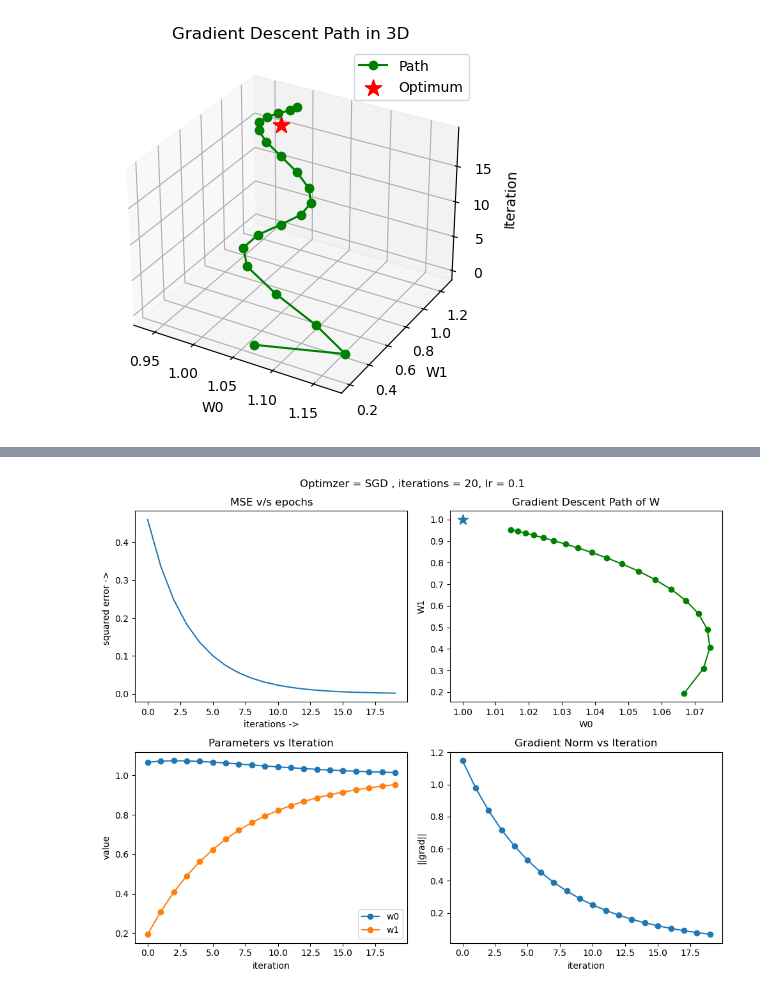
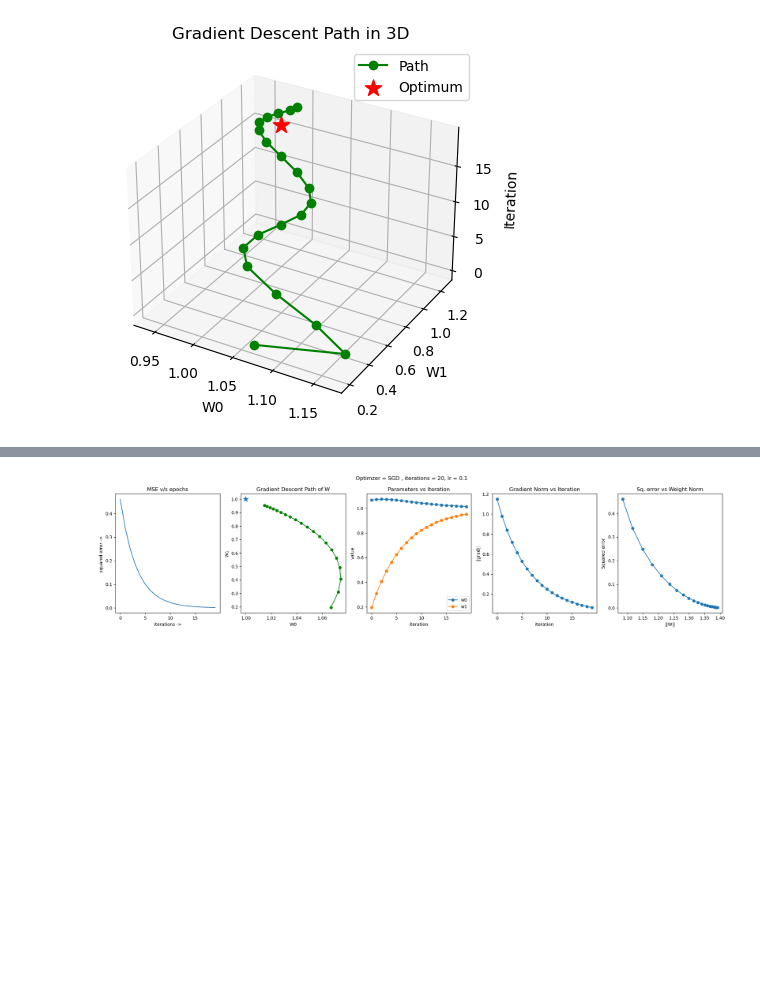
Before and after one commit to sscott-cse/Intro-Deep-Learning-Notebooks, a Jupyter notebook: CSCE-479-879/Hackathons/hackathon1.ipynb, the cells around one changed output, grey strips where cells are left out. Drawn from its saved outputs; the diff is of its cells as text; code cells hidden in the pictures; blank space fills up the shorter version.

```diff
--- a/CSCE-479-879/Hackathons/hackathon1.ipynb
+++ b/CSCE-479-879/Hackathons/hackathon1.ipynb
@@ -422,0 +577,17 @@ XW [[ 1.9363006 ]
+# %%
+learning_rate = 0.1
+num_iterations = 20 # try 40
+
+X, Y, W, W_sol = get_toy_setup()
+
+print(f'Before optimization: ',W)
+
+output = train_network(learning_rate=learning_rate, n_iters=num_iterations, optimizer_name='SGD', X=X, Y=Y, W=W)
+
+print(f'After optimization: ',W)
+
+for k, v in output.items():
+    try:
+        print(f'{k}: {v.shape}')
+    except:
+        print(f'{k}: {len(v)}')
@@ -423,41 +636,58 @@ XW [[ 1.9363006 ]
 # %%
-# Plots- SGD
-fig, axes = plt.subplots(2, 2, figsize=(10, 8))
+# SGD
+
+squared_errors = output['squared_errors']
+W_trace = output['W_trace']
+grad_norms = output['grad_norms']
+iterations = np.arange(W_trace.shape[0])
+w0 = W_trace[:,0]
+w1 = W_trace[:,1]
+
+fig, axes = plt.subplots(1, 5, figsize=(20, 5))
 
 # First subplot
-axes[0, 0].plot(squared_errors)
-axes[0, 0].set_xlabel("iterations ->")
-axes[0, 0].set_ylabel("squared error -> ")
-axes[0, 0].set_title(f"MSE v/s epochs")
+axes[0].plot(squared_errors)
+axes[0].set_xlabel("iterations ->")
+axes[0].set_ylabel("squared error -> ")
+axes[0].set_title(f"MSE v/s epochs")
 
 # Second subplot
 w0_g = np.linspace(-1.5, 1.5, 200)
 w1_g = np.linspace(-1.5, 1.5, 200)
 X, Y = np.meshgrid(w0_g, w1_g)
 
-axes[0, 1].plot(w0, w1, marker='o', color="green")          # path
-axes[0, 1].scatter([1], [1], marker='*', s=150)  # optimum
-axes[0, 1].set_xlabel("W0")
-axes[0, 1].set_ylabel("W1")
-axes[0, 1].set_title("Gradient Descent Path of W")
+axes[1].plot(w0, w1, marker='o', color="green")          # path
+axes[1].scatter([1], [1], marker='*', s=150)  # optimum
+axes[1].set_xlabel("W0")
+axes[1].set_ylabel("W1")
+axes[1].set_title("Gradient Descent Path of W")
 
 # Third subplot
-axes[1, 0].plot(iterations, w0, marker='o', label='w0')
-axes[1, 0].plot(iterations, w1, marker='o', label='w1')
-axes[1, 0].set_xlabel("iteration")
-axes[1, 0].set_ylabel("value")
-axes[1, 0].set_title("Parameters vs Iteration")
-axes[1, 0].legend()
+axes[2].plot(iterations, w0, marker='o', label='w0')
+axes[2].plot(iterations, w1, marker='o', label='w1')
+axes[2].set_xlabel("iteration")
+axes[2].set_ylabel("value")
+axes[2].set_title("Parameters vs Iteration")
+axes[2].legend()
 
 # Fourth subplot
-axes[1, 1].plot(iterations, grad_norms, marker='o')
-axes[1, 1].set_xlabel("iteration")
-axes[1, 1].set_ylabel("||grad||")
-axes[1, 1].set_title("Gradient Norm vs Iteration")
+axes[3].plot(iterations, grad_norms, marker='o')
+axes[3].set_xlabel("iteration")
+axes[3].set_ylabel("||grad||")
+axes[3].set_title("Gradient Norm vs Iteration")
+
+# Compute L2 norm of W at each iteration
+w_norms = [np.linalg.norm(w) for w in W_trace]
+
+# First subplot
+axes[4].plot(w_norms, squared_errors, marker="o")
+axes[4].set_xlabel("||W||")
+axes[4].set_ylabel("Squared error")
+axes[4].set_title("Sq. error vs Weight Norm")
 
 
-plt.suptitle(f"Optimzer = {opt} , iterations = {num_iterations}, lr = {learning_rate}")
+plt.suptitle(f"Optimzer = SGD , iterations = {num_iterations}, lr = {learning_rate}")
 plt.tight_layout()
 plt.show()
 # %% [output]
-[figure, old version]
+[figure, new version]
```
Also changed, not shown: parts of 35 cells of this notebook.
